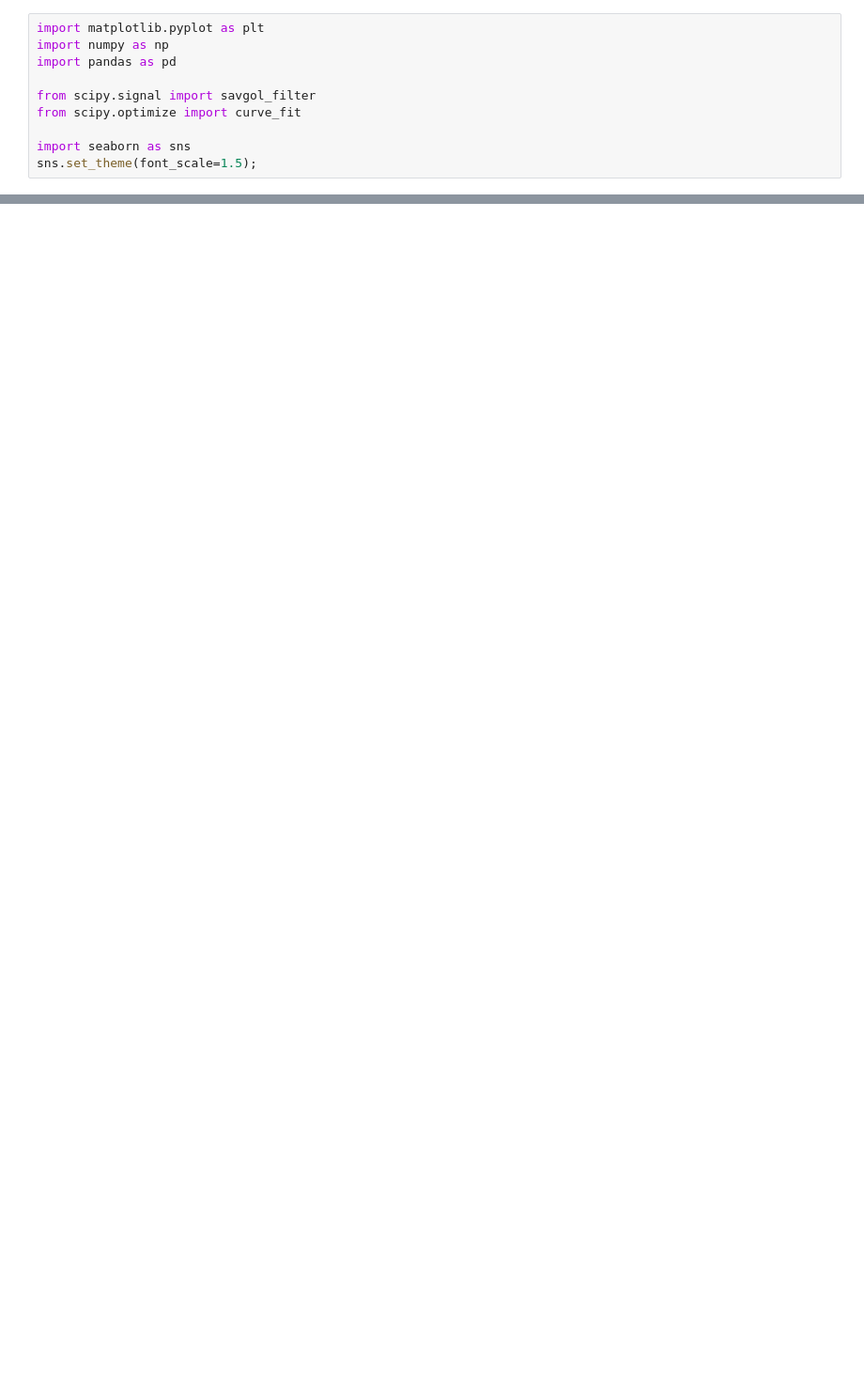
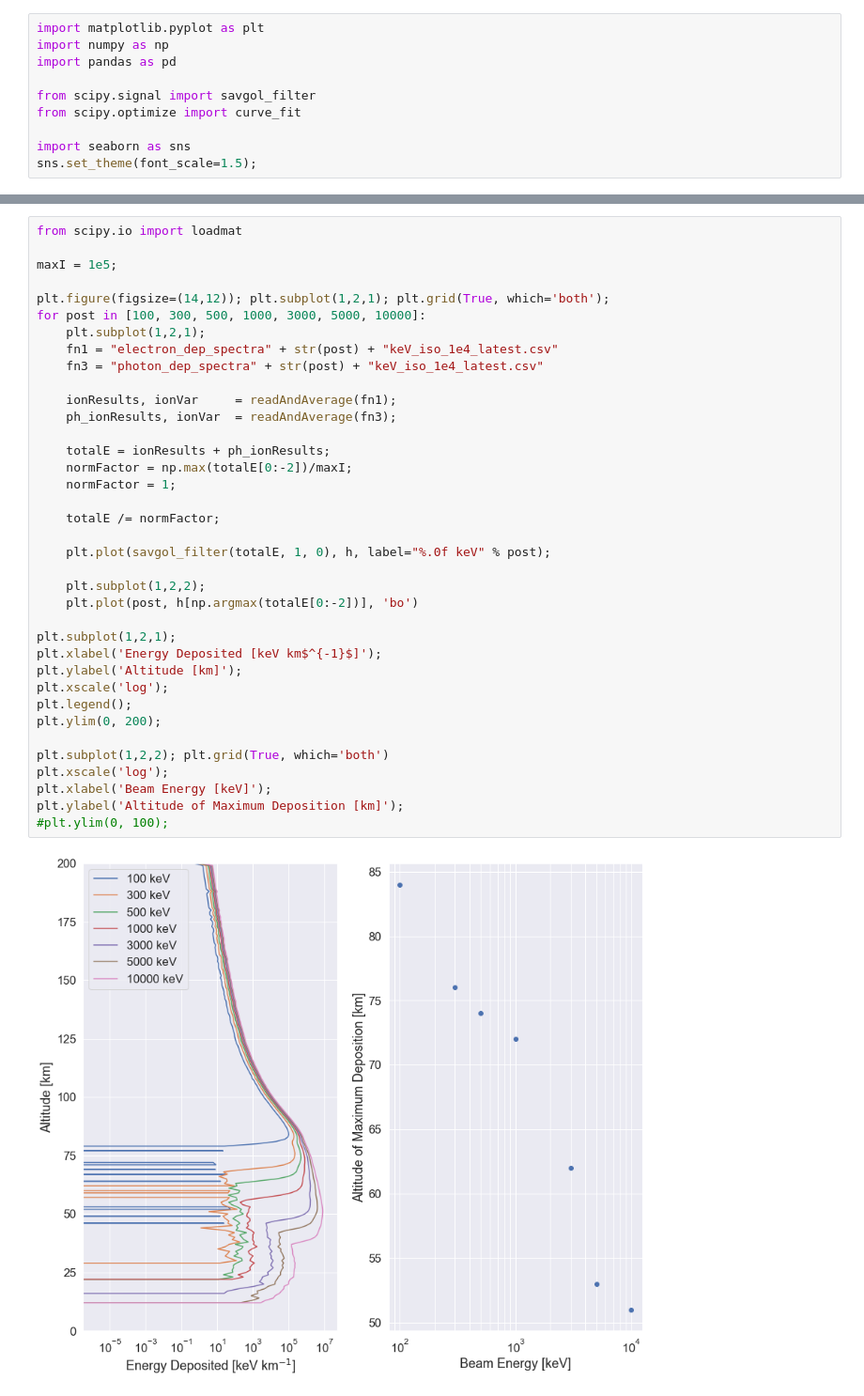
Before and after one commit to GrantBerland/Geant4_Atmospheric_EPP, a Jupyter notebook: analysis/test.ipynb, the cells around one changed output, grey strips where cells are left out. Shown at 94% size. Cells and saved outputs as stored; diff of their text form; blank space fills up the shorter version.

```diff
--- a/analysis/test.ipynb
+++ b/analysis/test.ipynb
@@ -480,0 +492,39 @@ plt.ylim(0, 200);
+# %%
+from scipy.io import loadmat
+
+maxI = 1e5;
+
+plt.figure(figsize=(14,12)); plt.subplot(1,2,1); plt.grid(True, which='both');
+for post in [100, 300, 500, 1000, 3000, 5000, 10000]:
+    plt.subplot(1,2,1);
+    fn1 = "electron_dep_spectra" + str(post) + "keV_iso_1e4_latest.csv"
+    fn3 = "photon_dep_spectra" + str(post) + "keV_iso_1e4_latest.csv"
+
+    ionResults, ionVar     = readAndAverage(fn1);
+    ph_ionResults, ionVar  = readAndAverage(fn3);
+
+    totalE = ionResults + ph_ionResults;
+    normFactor = np.max(totalE[0:-2])/maxI;
+    normFactor = 1;
+
+    totalE /= normFactor;
+
+    plt.plot(savgol_filter(totalE, 1, 0), h, label="%.0f keV" % post);
+
+    plt.subplot(1,2,2);
+    plt.plot(post, h[np.argmax(totalE[0:-2])], 'bo')
+
+plt.subplot(1,2,1);
+plt.xlabel('Energy Deposited [keV km$^{-1}$]');
+plt.ylabel('Altitude [km]');
+plt.xscale('log');
+plt.legend();
+plt.ylim(0, 200);
+
+plt.subplot(1,2,2); plt.grid(True, which='both')
+plt.xscale('log');
+plt.xlabel('Beam Energy [keV]');
+plt.ylabel('Altitude of Maximum Deposition [km]');
+#plt.ylim(0, 100);
+# %% [output]
+[figure, added]
```
Also changed, not shown: parts of 8 cells of this notebook, 5 other files.
